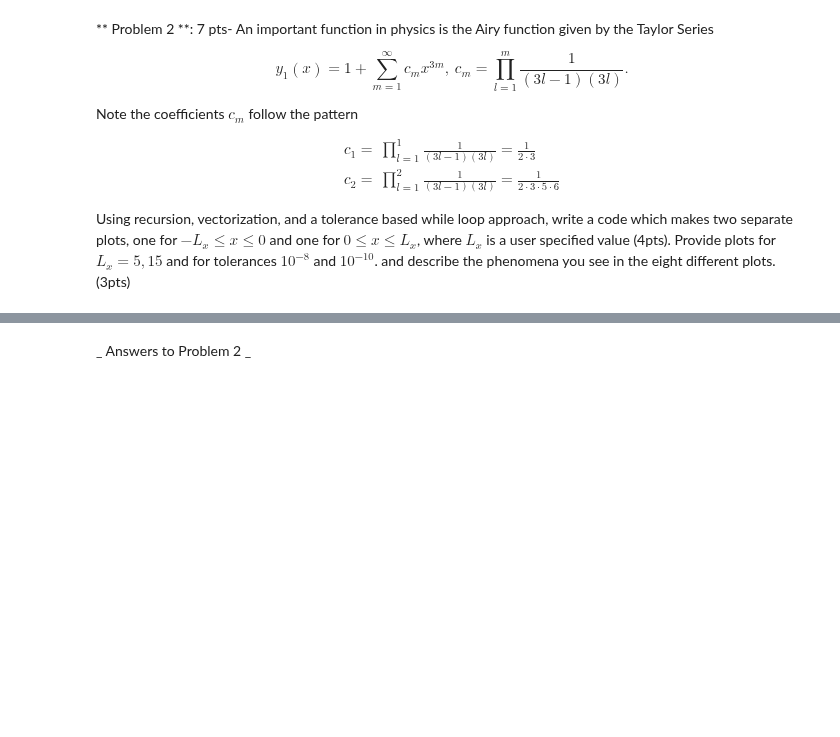
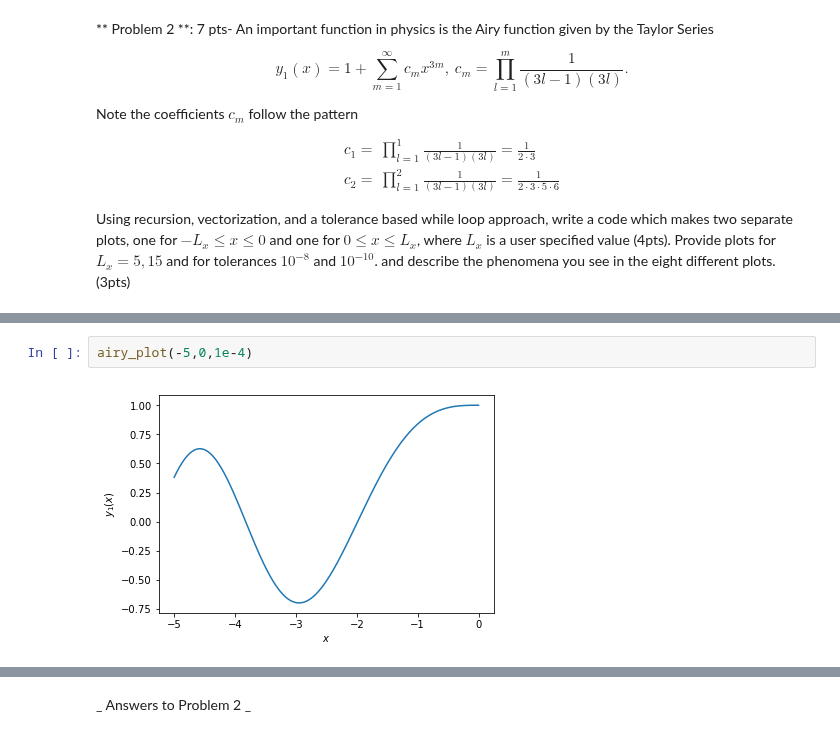
Before and after one commit to cwcurtis/Math-340-Notebooks, a Jupyter notebook: Assignments/Assignment_Four.ipynb, the cells around one changed output, grey strips where cells are left out. Cells and saved outputs as stored; diff of their text form; blank space fills up the shorter version.

```diff
--- a/Assignments/Assignment_Four.ipynb
+++ b/Assignments/Assignment_Four.ipynb
@@ -35,0 +91,4 @@ Using recursion, vectorization, and a tolerance based while loop approach, write
+# %%
+airy_plot(-5,0,1e-4)
+# %% [output]
+[figure, added]
```
Also changed, not shown: parts of 21 cells of this notebook.
